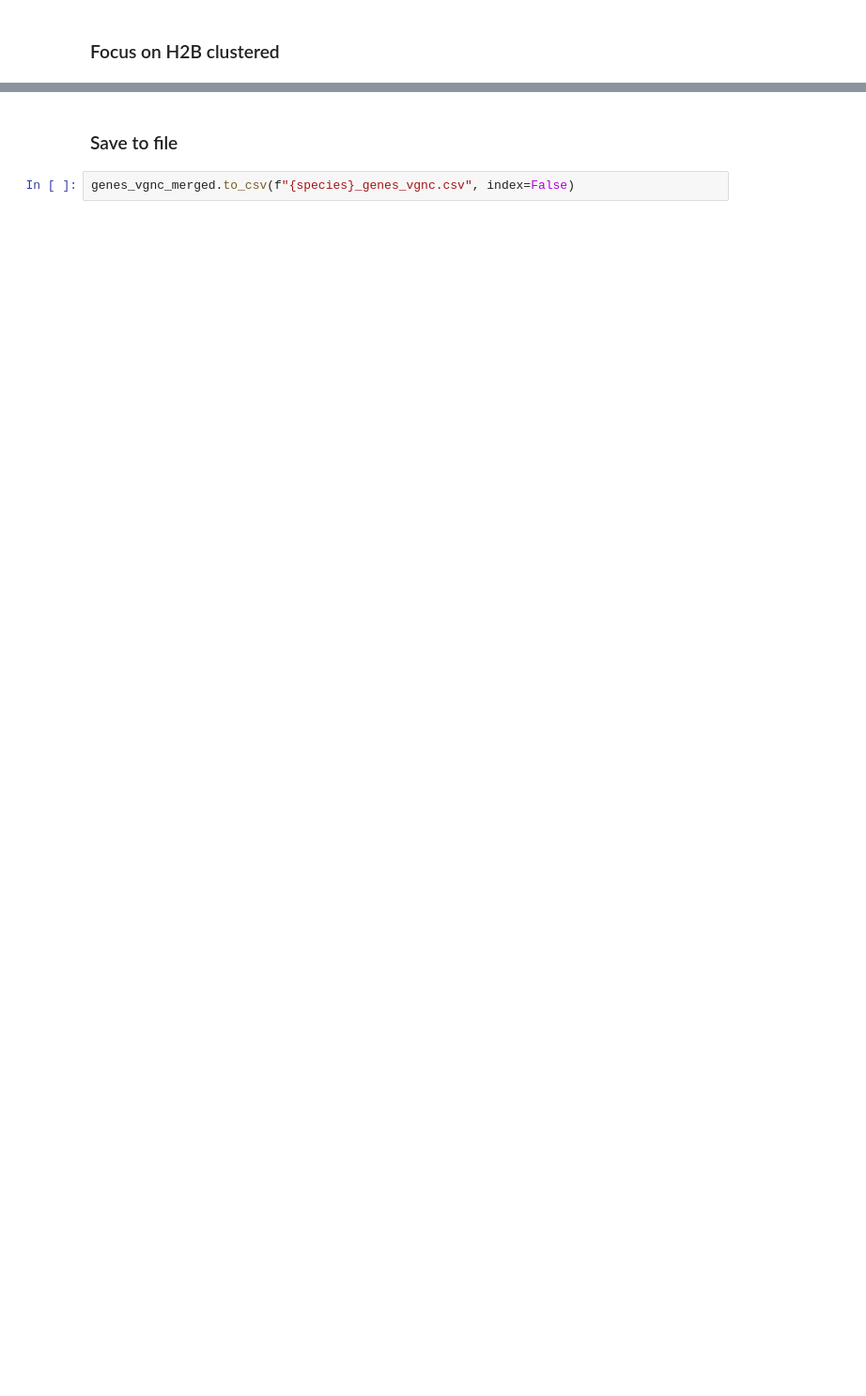
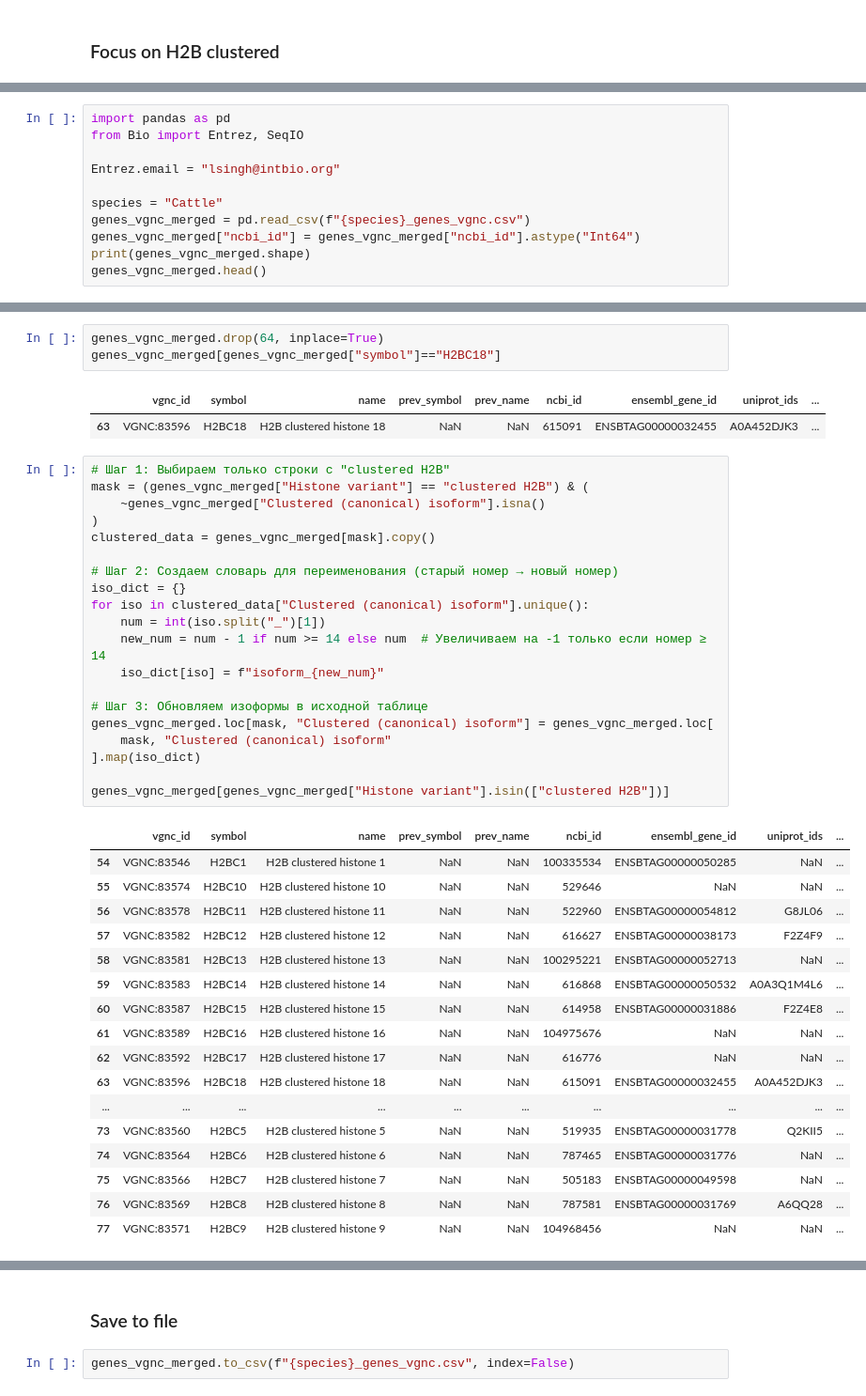
Before and after one commit to intbio/histonedb, a Jupyter notebook: CURATED_SET/mammalia_genes/Cattle_genes.ipynb, the cells around one changed output, grey strips where cells are left out. Shown at 94% size. Cells and saved outputs as stored; diff of their text form; blank space fills up the shorter version.

```diff
--- a/CURATED_SET/mammalia_genes/Cattle_genes.ipynb
+++ b/CURATED_SET/mammalia_genes/Cattle_genes.ipynb
@@ -1014,0 +837,11 @@ genes_vgnc_merged[genes_vgnc_merged["symbol"].isin(["H2BC6"])]
+# %%
+import pandas as pd
+from Bio import Entrez, SeqIO
+
+Entrez.email = "lsingh@intbio.org"
+
+species = "Cattle"
+genes_vgnc_merged = pd.read_csv(f"{species}_genes_vgnc.csv")
+genes_vgnc_merged["ncbi_id"] = genes_vgnc_merged["ncbi_id"].astype("Int64")
+print(genes_vgnc_merged.shape)
+genes_vgnc_merged.head()
@@ -1014,0 +899,44 @@ genes_vgnc_merged[genes_vgnc_merged["symbol"].isin(["H2BC6"])]
+# %%
+genes_vgnc_merged.drop(64, inplace=True)
+genes_vgnc_merged[genes_vgnc_merged["symbol"]=="H2BC18"]
+# %% [output]
+|  | vgnc_id | symbol | name | prev_symbol | prev_name | ncbi_id | ensembl_gene_id | uniprot_ids | ... |
+| 63 | VGNC:83596 | H2BC18 | H2B clustered histone 18 | NaN | NaN | 615091 | ENSBTAG00000032455 | A0A452DJK3 | ... |
+# %%
+# Шаг 1: Выбираем только строки с "clustered H2B"
+mask = (genes_vgnc_merged["Histone variant"] == "clustered H2B") & (
+    ~genes_vgnc_merged["Clustered (canonical) isoform"].isna()
+)
+clustered_data = genes_vgnc_merged[mask].copy()
+
+# Шаг 2: Создаем словарь для переименования (старый номер → новый номер)
+iso_dict = {}
+for iso in clustered_data["Clustered (canonical) isoform"].unique():
+    num = int(iso.split("_")[1])
+    new_num = num - 1 if num >= 14 else num  # Увеличиваем на -1 только если номер ≥ 14
+    iso_dict[iso] = f"isoform_{new_num}"
+
+# Шаг 3: Обновляем изоформы в исходной таблице
+genes_vgnc_merged.loc[mask, "Clustered (canonical) isoform"] = genes_vgnc_merged.loc[
+    mask, "Clustered (canonical) isoform"
+].map(iso_dict)
+
+genes_vgnc_merged[genes_vgnc_merged["Histone variant"].isin(["clustered H2B"])]
+# %% [output]
+|  | vgnc_id | symbol | name | prev_symbol | prev_name | ncbi_id | ensembl_gene_id | uniprot_ids | ... |
+| 54 | VGNC:83546 | H2BC1 | H2B clustered histone 1 | NaN | NaN | 100335534 | ENSBTAG00000050285 | NaN | ... |
+| 55 | VGNC:83574 | H2BC10 | H2B clustered histone 10 | NaN | NaN | 529646 | NaN | NaN | ... |
+| 56 | VGNC:83578 | H2BC11 | H2B clustered histone 11 | NaN | NaN | 522960 | ENSBTAG00000054812 | G8JL06 | ... |
+| 57 | VGNC:83582 | H2BC12 | H2B clustered histone 12 | NaN | NaN | 616627 | ENSBTAG00000038173 | F2Z4F9 | ... |
+| 58 | VGNC:83581 | H2BC13 | H2B clustered histone 13 | NaN | NaN | 100295221 | ENSBTAG00000052713 | NaN | ... |
+| 59 | VGNC:83583 | H2BC14 | H2B clustered histone 14 | NaN | NaN | 616868 | ENSBTAG00000050532 | A0A3Q1M4L6 | ... |
+| 60 | VGNC:83587 | H2BC15 | H2B clustered histone 15 | NaN | NaN | 614958 | ENSBTAG00000031886 | F2Z4E8 | ... |
+| 61 | VGNC:83589 | H2BC16 | H2B clustered histone 16 | NaN | NaN | 104975676 | NaN | NaN | ... |
+| 62 | VGNC:83592 | H2BC17 | H2B clustered histone 17 | NaN | NaN | 616776 | NaN | NaN | ... |
+| 63 | VGNC:83596 | H2BC18 | H2B clustered histone 18 | NaN | NaN | 615091 | ENSBTAG00000032455 | A0A452DJK3 | ... |
+| ... | ... | ... | ... | ... | ... | ... | ... | ... | ... |
+| 73 | VGNC:83560 | H2BC5 | H2B clustered histone 5 | NaN | NaN | 519935 | ENSBTAG00000031778 | Q2KII5 | ... |
+| 74 | VGNC:83564 | H2BC6 | H2B clustered histone 6 | NaN | NaN | 787465 | ENSBTAG00000031776 | NaN | ... |
+| 75 | VGNC:83566 | H2BC7 | H2B clustered histone 7 | NaN | NaN | 505183 | ENSBTAG00000049598 | NaN | ... |
+| 76 | VGNC:83569 | H2BC8 | H2B clustered histone 8 | NaN | NaN | 787581 | ENSBTAG00000031769 | A6QQ28 | ... |
+| 77 | VGNC:83571 | H2BC9 | H2B clustered histone 9 | NaN | NaN | 104968456 | NaN | NaN | ... |
```
Also changed, not shown: parts of 184 cells of this notebook, 4 other files.
